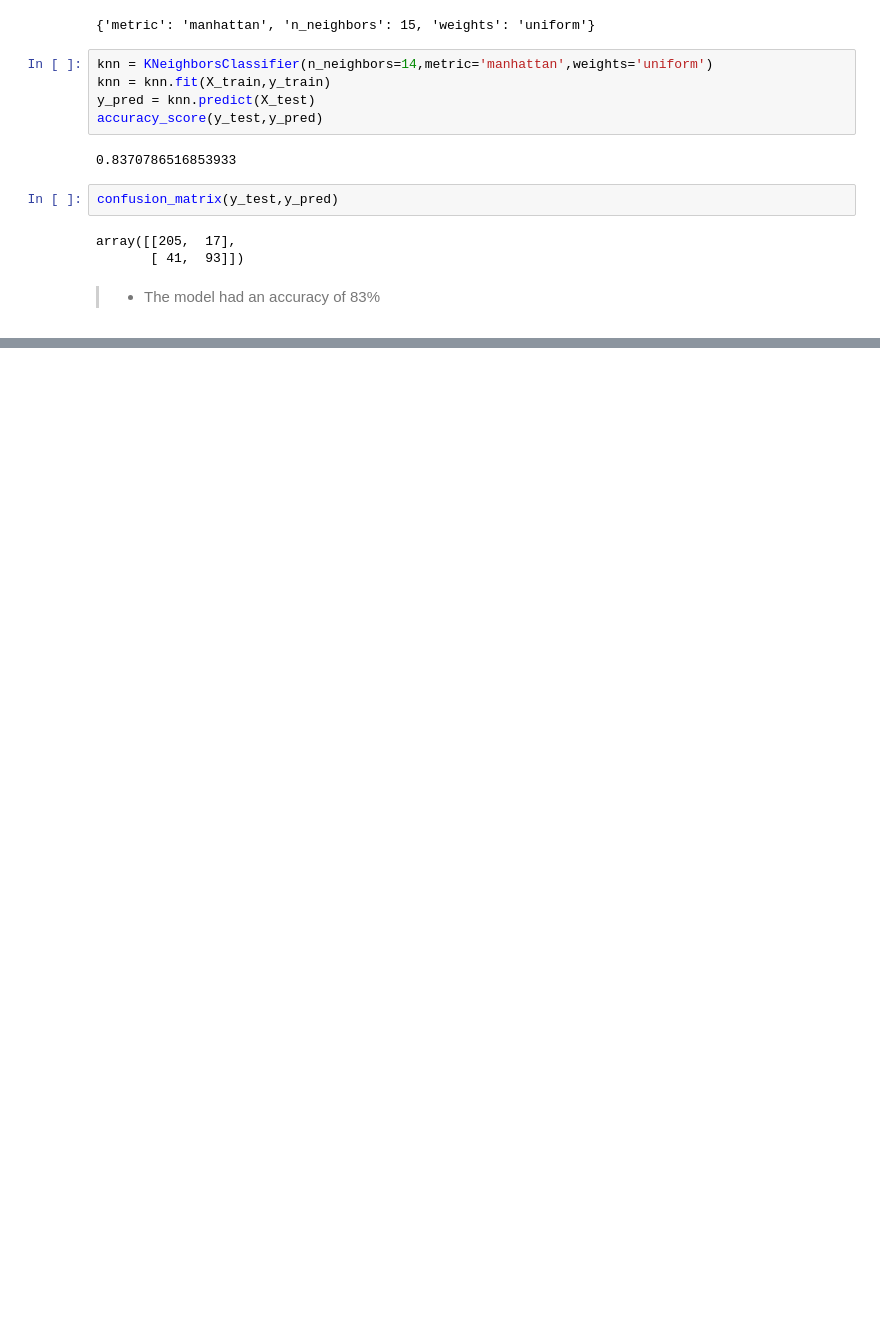
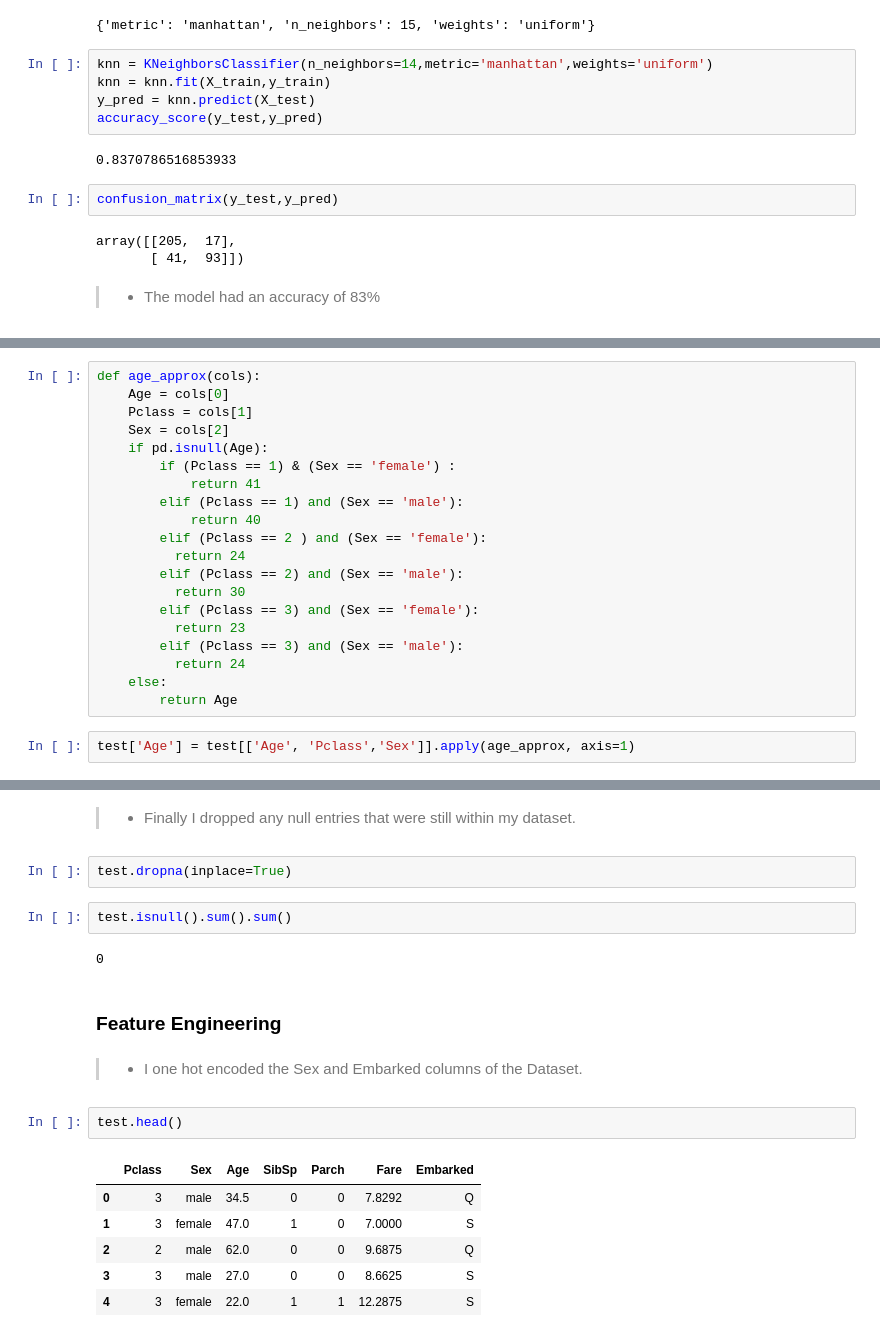
Before and after one commit to nyamskamau/Titanic-and-Spambase-datasets-analysis, a Jupyter notebook: KNearestNeighbors.ipynb, the cells around one changed output, grey strips where cells are left out. Drawn from its saved outputs; the diff is of its cells as text; blank space fills up the shorter version.

```diff
--- a/KNearestNeighbors.ipynb
+++ b/KNearestNeighbors.ipynb
@@ -551,0 +615,22 @@ array([[205,  17],
+# %%
+def age_approx(cols):
+    Age = cols[0]
+    Pclass = cols[1]
+    Sex = cols[2]
+    if pd.isnull(Age):
+        if (Pclass == 1) & (Sex == 'female') :
+            return 41
+        elif (Pclass == 1) and (Sex == 'male'):
+            return 40
+        elif (Pclass == 2 ) and (Sex == 'female'):
+          return 24
+        elif (Pclass == 2) and (Sex == 'male'):
+          return 30
+        elif (Pclass == 3) and (Sex == 'female'):
+          return 23
+        elif (Pclass == 3) and (Sex == 'male'):
+          return 24
+    else:
+        return Age
+# %%
+test['Age'] = test[['Age', 'Pclass','Sex']].apply(age_approx, axis=1)
@@ -551,0 +654,21 @@ array([[205,  17],
+# %% [markdown]
+>* Finally I dropped any null entries that were still within my dataset.
+# %%
+test.dropna(inplace=True)
+# %%
+test.isnull().sum().sum()
+# %% [output]
+0
+# %% [markdown]
+### Feature Engineering
+# %% [markdown]
+>* I one hot encoded the Sex and Embarked columns of the Dataset.
+# %%
+test.head()
+# %% [output]
+|  | Pclass | Sex | Age | SibSp | Parch | Fare | Embarked |
+| 0 | 3 | male | 34.5 | 0 | 0 | 7.8292 | Q |
+| 1 | 3 | female | 47.0 | 1 | 0 | 7.0000 | S |
+| 2 | 2 | male | 62.0 | 0 | 0 | 9.6875 | Q |
+| 3 | 3 | male | 27.0 | 0 | 0 | 8.6625 | S |
+| 4 | 3 | female | 22.0 | 1 | 1 | 12.2875 | S |
```
Also changed, not shown: parts of 24 cells of this notebook.
